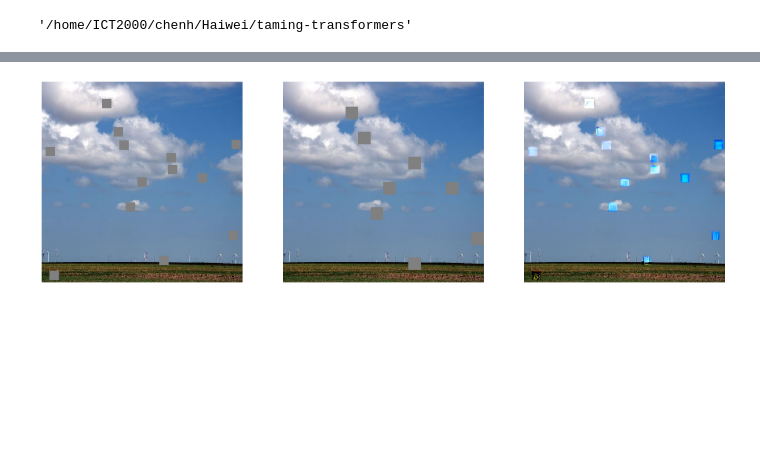
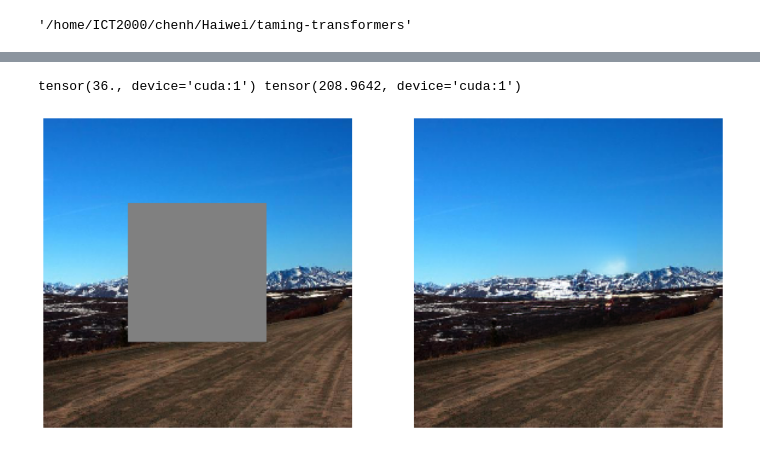
Before and after one commit to nintendops/taming-transformers, a Jupyter notebook: eval.ipynb, the cells around one changed output, grey strips where cells are left out. Cells and saved outputs as stored; diff of their text form; code cells hidden in the pictures; blank space fills up the shorter version.

```diff
--- a/eval.ipynb
+++ b/eval.ipynb
@@ -124,21 +158,26 @@ copy_params_and_buffers(G_saved, G, require_all=True)
 # %%
 # Evaluation with the MAT pretrained model
 with torch.no_grad():
-    k = 4094
+    k = 42
     res = 512
+
     gt = preprocess(center_crop(imread(places_val_files[k])), res)
+    # gt = preprocess(center_crop(imread(test_path)), res)
+
+    # batch = dataset[16]
+    # gt = torch.from_numpy(batch['image'][None]).to(device)
+    # gt = gt.permute(0, 3, 1, 2).to(memory_format=torch.contiguous_format)
+
     x = gt
+
     mask_in = preprocess(readmask(os.path.join(maskfolder, f"{ids[k]}.png"))[None], res,normalize=False)
 
     #############################
-    mask = box_mask(x.shape, x.device, 0.05, det=True).float()
-    for i in range(2):
-        bmask = box_mask(x.shape, x.device, 0.05, det=False).float()
-        mask = torch.logical_and(mask, bmask).float()
+    mask = box_mask(x.shape, x.device, 0.8, det=True).float()
     mask_in = torch.round(mask).to(device)
     ##################################
 
-    pred_ref = preprocess(imread(os.path.join(MAT_rstfolder, image_names[k])), res)
+    # pred_ref = preprocess(imread(os.path.join(MAT_rstfolder, image_names[k])), res)
     x_in = gt * mask_in
 
     # inference with MAT network models
@@ -150,4 +189,4 @@ with torch.no_grad():
     output = (output.permute(0, 2, 3, 1) * 127.5 + 127.5).round().clamp(0, 255).to(torch.uint8)
     output_mat = output[0].detach().cpu().numpy()
 
-imshow([to_img(x_in), output_mat, to_img(gt)], titles=['input','pred', 'gt'])
+imshow([to_img(x_in), output_mat], titles=['input','pred'])
@@ -205,23 +242,47 @@ batch['mask'].shape
 # %%
 from taming.modules.util import scatter_mask, box_mask, mixed_mask, BatchRandomMask
 
+# examplar: 41
+
 # 4843 (dec), 2421 (dec), 717 (git), 2376 (git), 37 (dec)
+
+# 28 (dec), 34 (git)
 
 # batch = dataset[0]
 # print(batch['filename_'])
+
+def forward_to_indices(model, batch, z_indices, mask):
+    x, c = model.get_xc(batch)
+    x = x.to(device=device).float()
+    c = c.to(device=device).float()
+    quant_c, c_indices = model.encode_to_c(c)
+    mask = model.preprocess_mask(mask, z_indices)
+    r_indices = torch.full_like(z_indices, model.mask_token)
+    z_start_indices = mask*z_indices+(1-mask)*r_indices
+    index_sample, probs, candidates = model.sample(z_start_indices.to(device=device),
+                               c_indices.to(device=device),
+                               sampling_ratio=0.2,
+                               temperature = 1.0,
+                               sample=True,
+                               temperature_degradation=0.90,
+                               top_k=None,
+                               return_probs = True,
+                               scheduler = 'cosine',
+                              )
+    return index_sample, probs, candidates
 
 
 with torch.no_grad():
     # gt = torch.from_numpy(batch['image'].transpose(2,0,1)).unsqueeze(0).to(device)
     # mask = torch.from_numpy(batch['mask'].transpose(2,0,1)).unsqueeze(0).to(device)
-    gt, mask = get_data(37, 256)
+    gt, mask = get_data(40, 256)
     x = gt.to(device)
 
     #############################
-    mask = box_mask(x.shape, x.device, 0.05, det=True).float()
-    for i in range(12):
-        bmask = box_mask(x.shape, x.device, 0.05, det=False).float()
-        mask = torch.logical_and(mask, bmask).float()
+    mask = box_mask(x.shape, x.device, 0.35, det=True).float()
+#     for i in range(200):
+#         bmask = box_mask(x.shape, x.device, 0.05, det=False).float()
+#         mask = torch.logical_and(mask, bmask).float()
     ##################################
     mask = torch.round(mask).to(device)
 
@@ -230,36 +291,46 @@ with torch.no_grad():
     Encoder = Encoder.to(device)
     Transformer = Transformer.to(device)
 
     gt_quant_z, _, _ = VQModel.encode(x)
 
     quant_z, _, info, mask_out = Encoder.encode(x*mask, mask)
     mask_out = mask_out.reshape(x.shape[0], -1)
     z_indices = info[2].reshape(x.shape[0], -1)
     batch = {'image': x.permute(0,2,3,1)}
-    z_indices_complete = Transformer.forward_to_indices(batch, z_indices, mask_out, temperature=0.5, det=False)
+
+
+    z_indices_complete, probs, candidates = forward_to_indices(Transformer, batch, z_indices, mask_out)
     B, C, H, W = quant_z.shape
-
     quant_z_complete = VQModel.quantize.get_codebook_entry(z_indices_complete.reshape(-1).int(), shape=(B, H, W, C))
 
 
     mask_out_interpolate = F.interpolate(mask, (16,16)).reshape(x.shape[0], -1)
 
     # rec, _, _, quant_z, _, _ = model(batch, recomposition=True, mask=mask, simple_return=False)
     # rec_fstg = VQModel.decode(quant_z)
 
     rec_fstg = VQModel.decode(quant_z_complete)
 
-    dec, _ = model.current_model(batch,
+    dec, _, mout, f1, f2 = model.current_model(batch,
                                 quant=quant_z_complete,
                                 mask_in=mask,
                                 mask_out=mask_out.reshape(B, 1, H, W),
-                                return_fstg=False)
+                                return_fstg=False, debug=True)
+
+#     k = 5
+#     kernel = torch.ones(1,1,k,k) / k**2
+#     pad = k // 2
+#     smoothed_mask = F.conv2d(F.pad(mask,(pad,pad,pad,pad),value=1), kernel.to(mask.device), bias=None, padding=0)
+
     rec = x * mask + dec * (1-mask)
 
 
 mask_int = F.interpolate(F.interpolate(mask, size=(16,16), mode='nearest'),(256,256))
 mask_out_int = F.interpolate(mask_out.reshape(1,1,16,16),(256,256))
 
-imshow([to_img(x*mask),to_img(x*mask_int), to_img(rec)])
+# imshow([to_img(x*mask), to_img(rec_fstg)])
+imshow([to_img(x*mask), to_img(rec)])
+print((1-mout).sum(), torch.sum((f1[0]**2).sum(0).reshape(-1)) / (1-mout).sum())
 # %% [output]
+tensor(36., device='cuda:1') tensor(208.9642, device='cuda:1')
-[figure, old version]
+[figure, new version]
```
Also changed, not shown: parts of 12 cells of this notebook, 6 other files.
